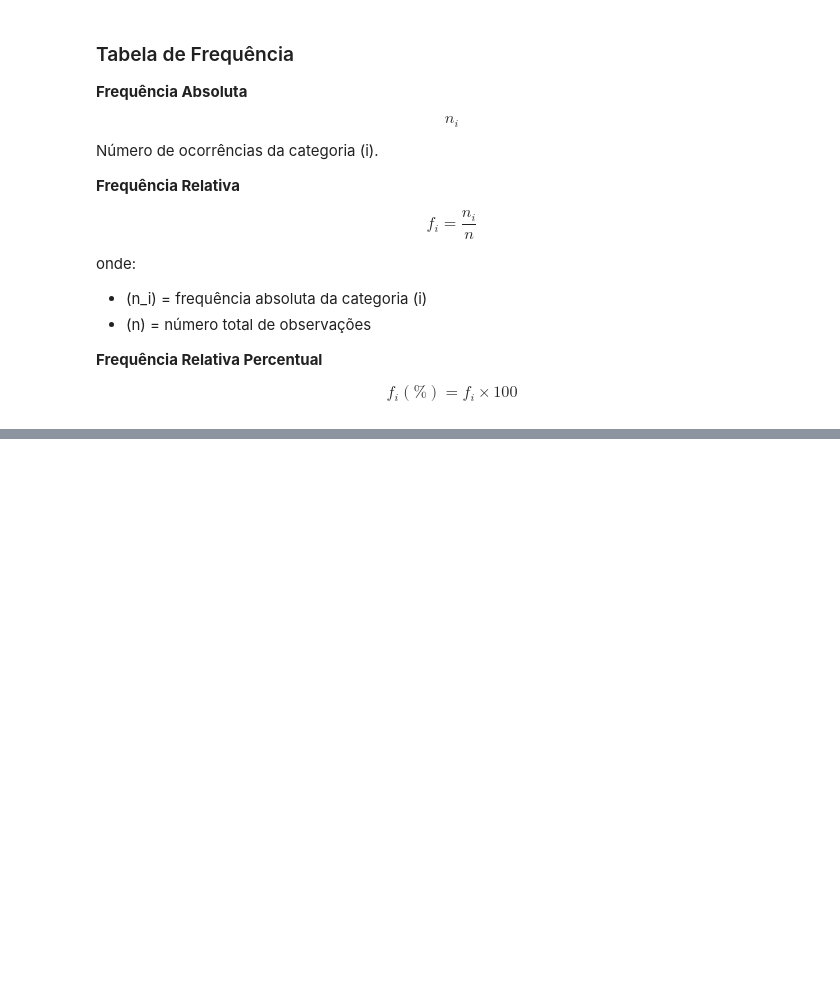
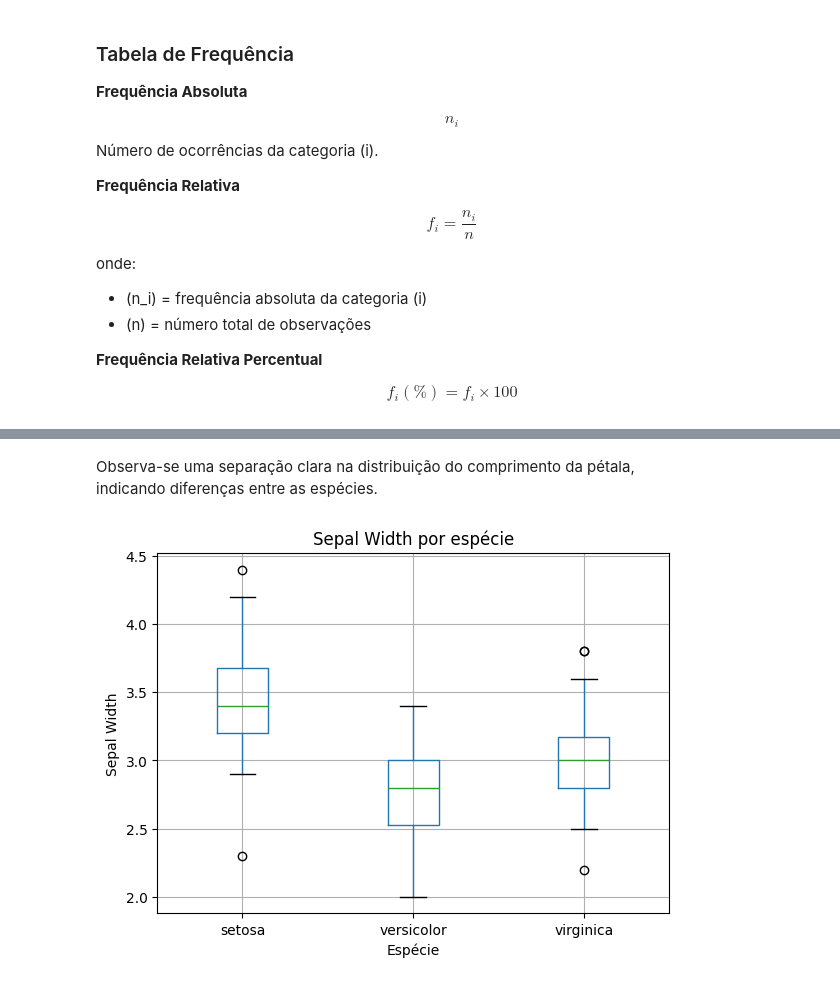
Before and after one commit to gblsun/dev, a Jupyter notebook: Bacharelado - Ciência da Computação IMPACTA/5 Semestre/Análise Exploratória de Dados/Atividade Prática 1 - dataset iris/analise_dataset_iris.ipynb, the cells around one changed output, grey strips where cells are left out. Saved outputs shown, nothing was run; the diff lists cells and outputs as text; code cells hidden in the pictures; blank space fills up the shorter version.

```diff
--- a/Bacharelado - Ciência da Computação IMPACTA/5 Semestre/Análise Exploratória de Dados/Atividade Prática 1 - dataset iris/analise_dataset_iris.ipynb
+++ b/Bacharelado - Ciência da Computação IMPACTA/5 Semestre/Análise Exploratória de Dados/Atividade Prática 1 - dataset iris/analise_dataset_iris.ipynb
@@ -133,0 +297,14 @@ tabela_freq
+# %% [markdown]
+Observa-se uma separação clara na distribuição do comprimento da pétala,
+indicando diferenças entre as espécies.
+# %%
+# Boxplot — Sepal Width por espécie
+df.boxplot(column="Sepal.Width", by="Species")
+
+plt.title("Sepal Width por espécie")
+plt.suptitle("")
+plt.xlabel("Espécie")
+plt.ylabel("Sepal Width")
+plt.show()
+# %% [output]
+[figure, added]
```
Also changed, not shown: parts of 29 cells of this notebook, 2 other files.
